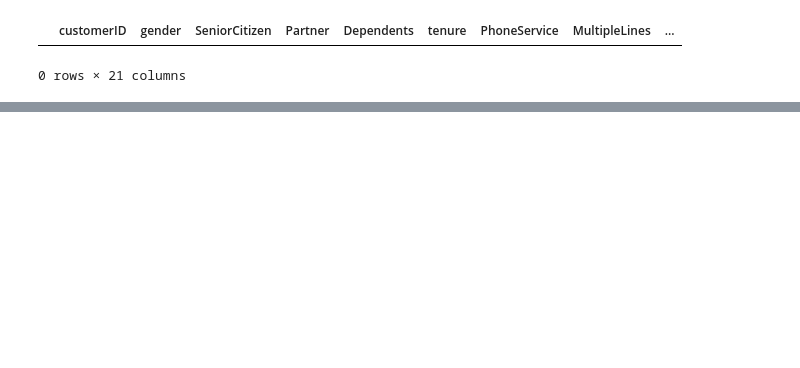
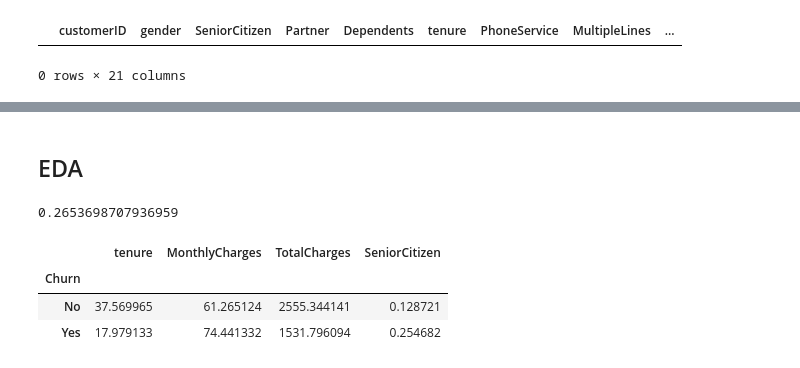
Before and after one commit to aswindcu2025/churn_prediction_telecom_ds, a Jupyter notebook: data_cleaning.ipynb, the cells around one changed output, grey strips where cells are left out. Cells and saved outputs as stored; diff of their text form; code cells hidden in the pictures; blank space fills up the shorter version.

```diff
--- a/data_cleaning.ipynb
+++ b/data_cleaning.ipynb
@@ -57,0 +80,4 @@ rows_with_na
+# %%
+df['ChurnFlag'] = (df['Churn'] == 'Yes').astype(int)
+# %%
+df['TotalCharges'] = pd.to_numeric(df['TotalCharges'],errors='coerce')
@@ -57,0 +94,16 @@ rows_with_na
+# %% [markdown]
+## EDA
+# %%
+OverallChurn = float(df['ChurnFlag'].mean())
+OverallChurn
+# %% [output]
+0.2653698707936959
+# %%
+# Mean values by churn
+filter = ["tenure", "MonthlyCharges", "TotalCharges", "SeniorCitizen"]
+df.groupby("Churn")[filter].mean()
+# %% [output]
+|  | tenure | MonthlyCharges | TotalCharges | SeniorCitizen |
+| Churn |  |  |  |  |
+| No | 37.569965 | 61.265124 | 2555.344141 | 0.128721 |
+| Yes | 17.979133 | 74.441332 | 1531.796094 | 0.254682 |
```
Also changed, not shown: parts of 6 cells of this notebook.
